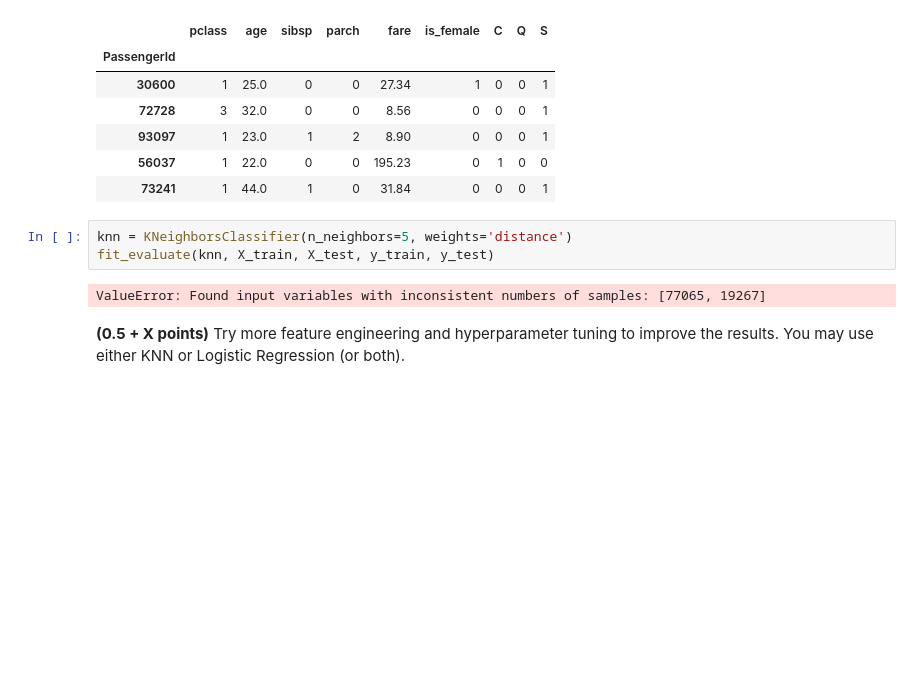
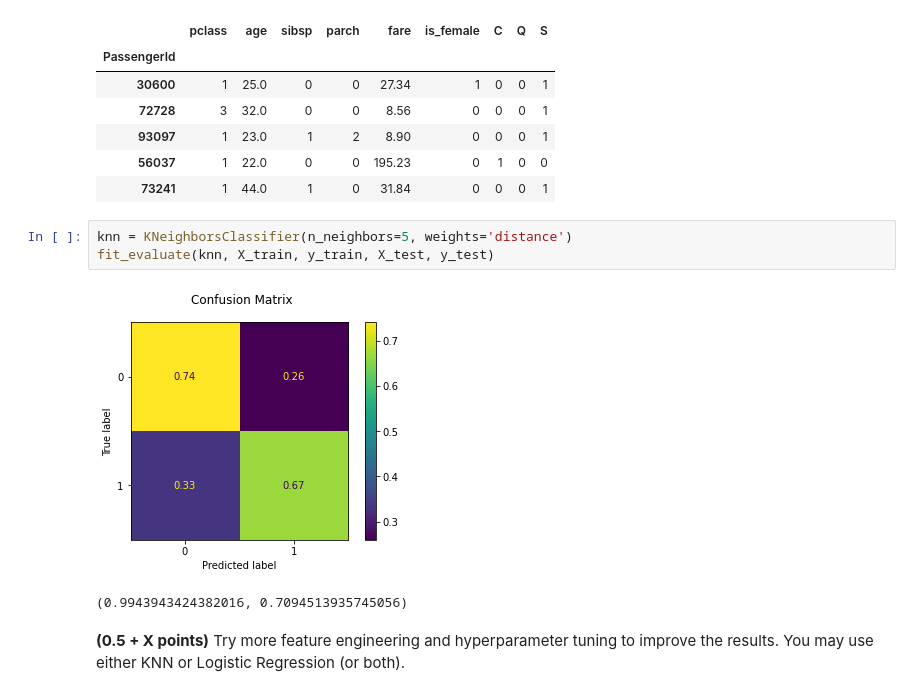
Before and after one commit to albert-bariev/rs-school-ml, a Jupyter notebook: 5_hw_classification.ipynb, the cells around one changed output. Drawn from its saved outputs; the diff is of its cells as text; blank space fills up the shorter version.

```diff
--- a/5_hw_classification.ipynb
+++ b/5_hw_classification.ipynb
@@ -789,9 +789,10 @@ X_train.head()
 | 73241 | 1 | 44.0 | 1 | 0 | 31.84 | 0 | 0 | 0 | 1 |
 # %%
 knn = KNeighborsClassifier(n_neighbors=5, weights='distance')
-fit_evaluate(knn, X_train, X_test, y_train, y_test)
+fit_evaluate(knn, X_train, y_train, X_test, y_test)
 # %% [output]
+[figure, added]
-ValueError: Found input variables with inconsistent numbers of samples: [77065, 19267]
+(0.9943943424382016, 0.7094513935745056)
 # %% [markdown]
 **(0.5 + X points)** Try more feature engineering and hyperparameter tuning to improve the results. You may use either KNN or Logistic Regression (or both).
 # %%
```
